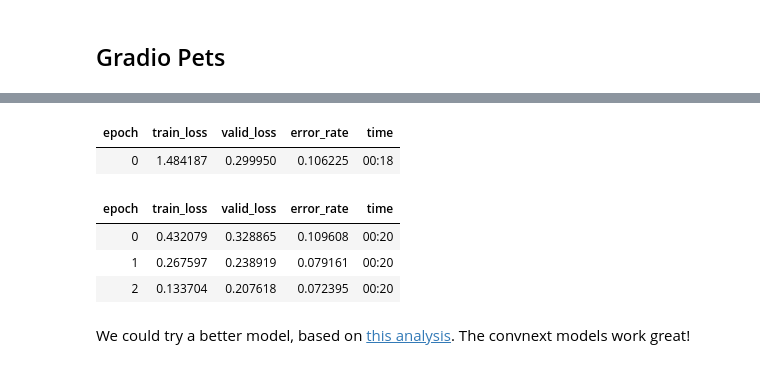
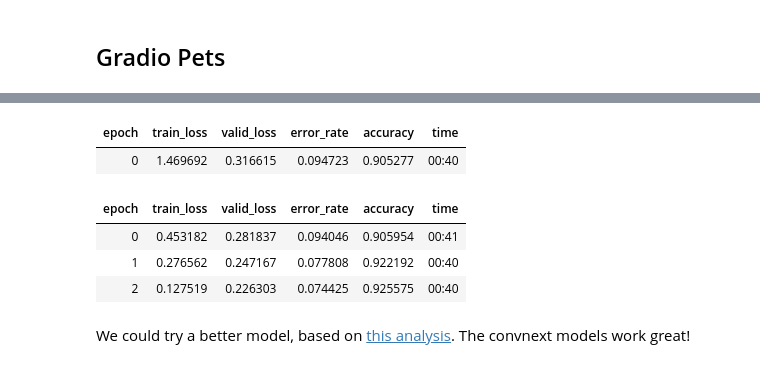
Before and after one commit to kinuthiaG/deep-learning-coursera, a Jupyter notebook: Gradio_Pets_22_2_2025.ipynb, the cells around one changed output, grey strips where cells are left out. Drawn from its saved outputs; the diff is of its cells as text; code cells hidden in the pictures.

```diff
--- a/Gradio_Pets_22_2_2025.ipynb
+++ b/Gradio_Pets_22_2_2025.ipynb
@@ -25,13 +29,13 @@ dls.show_batch(max_n=4)
 # %%
-learn = vision_learner(dls, resnet34, metrics=error_rate)
+learn = vision_learner(dls, resnet34, metrics=[error_rate, accuracy]).to_fp16()
 learn.fine_tune(3)
 # %% [output]
-| epoch | train_loss | valid_loss | error_rate | time |
-| 0 | 1.484187 | 0.299950 | 0.106225 | 00:18 |
+| epoch | train_loss | valid_loss | error_rate | accuracy | time |
+| 0 | 1.469692 | 0.316615 | 0.094723 | 0.905277 | 00:40 |
-| epoch | train_loss | valid_loss | error_rate | time |
-| 0 | 0.432079 | 0.328865 | 0.109608 | 00:20 |
-| 1 | 0.267597 | 0.238919 | 0.079161 | 00:20 |
-| 2 | 0.133704 | 0.207618 | 0.072395 | 00:20 |
+| epoch | train_loss | valid_loss | error_rate | accuracy | time |
+| 0 | 0.453182 | 0.281837 | 0.094046 | 0.905954 | 00:41 |
+| 1 | 0.276562 | 0.247167 | 0.077808 | 0.922192 | 00:40 |
+| 2 | 0.127519 | 0.226303 | 0.074425 | 0.925575 | 00:40 |
 # %% [markdown]
 We could try a better model, based on [this analysis](https://www.kaggle.com/code/jhoward/which-image-models-are-best/). The convnext models work great!
 # %%
```
Also changed, not shown: parts of 4 cells of this notebook.
